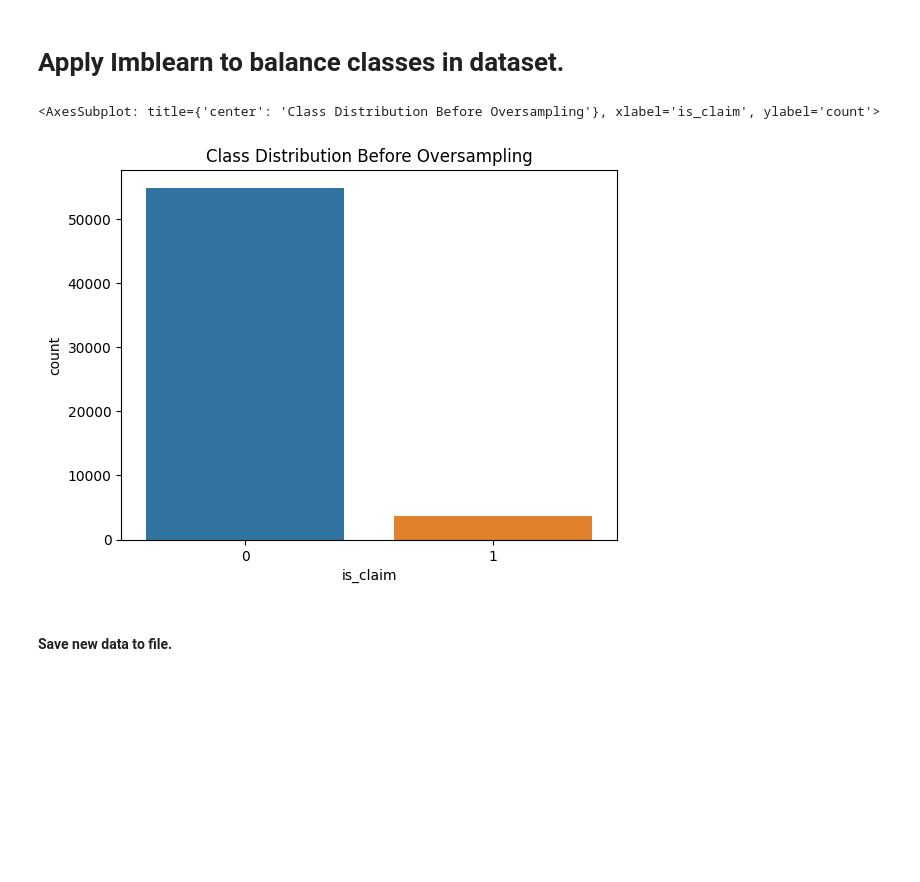
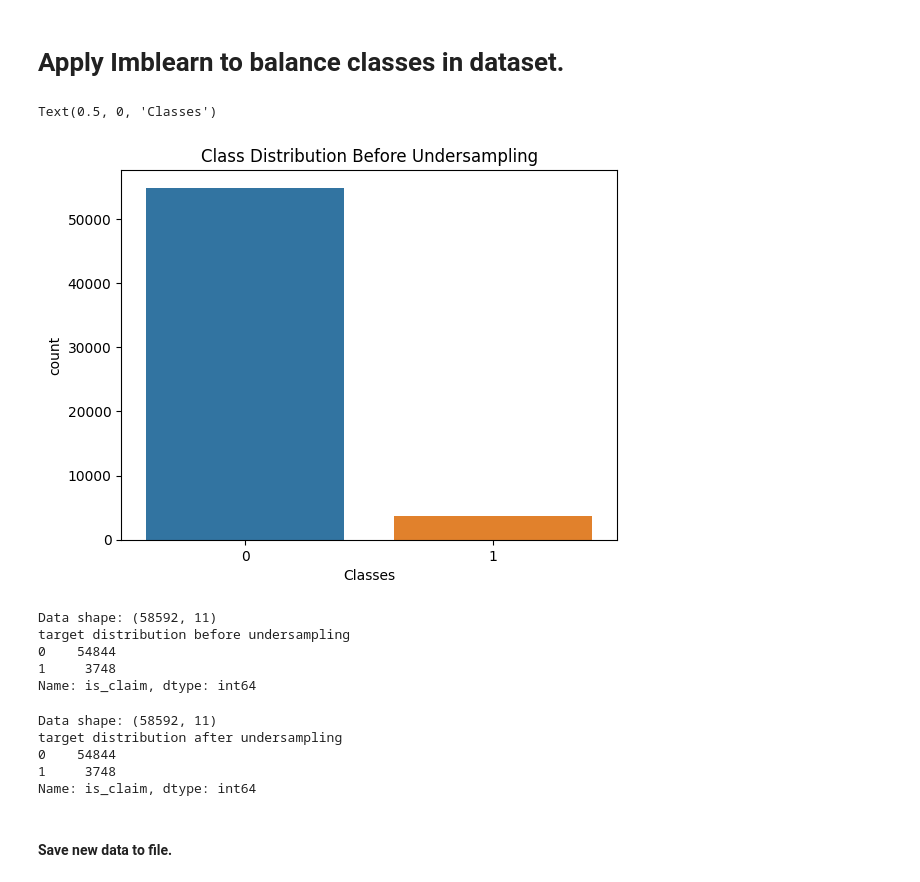
Before and after one commit to kibambe-0167/claim-car, a Jupyter notebook: preprocess.ipynb, the cells around one changed output. Cells and saved outputs as stored; diff of their text form; code cells hidden in the pictures; blank space fills up the shorter version.

Commit message:
added undersampling of majority classes

```diff
--- a/preprocess.ipynb
+++ b/preprocess.ipynb
@@ -202,14 +202,46 @@ df.head()
 # %%
 # visualise class distributions before over sampling.
 import seaborn as sns
 import matplotlib.pyplot as plt
 
-plt.title("Class Distribution Before Oversampling")
+plt.title("Class Distribution Before Undersampling")
 sns.countplot(data=df, x="is_claim")
 plt.xlabel("Classes")
 # %% [output]
-<AxesSubplot: title={'center': 'Class Distribution Before Oversampling'}, xlabel='is_claim', ylabel='count'>
+Text(0.5, 0, 'Classes')
-[figure, old version]
+[figure, new version]
+# %%
+# import tomeklink and create object with strategy of reducing from majority class.
+from imblearn.under_sampling import TomekLinks
+
+# tomekObj = TomekLinks(sampling_strategy='auto')
+tomekObj = TomekLinks()
+
+# get target and feature data in variables.
+target = df['is_claim']
+features = df[['engine_type','fuel_type','population_density','cylinder','transmission_type','gear_box','length','width','height','gross_weight','is_speed_alert']]
+#
+print( f"Data shape: {features.shape}" )
+print(f"target distribution before undersampling \n{target.value_counts()}" )
+# %% [output]
+Data shape: (58592, 11)
+target distribution before undersampling
+0    54844
+1     3748
+Name: is_claim, dtype: int64
+# %%
+#
+for i in range(10):
+    x_sample, y_sample = tomekObj.fit_resample(features, target)
+#
+print(f"Data shape: {x_sample.shape}" )
+print(f"target distribution after undersampling \n{y_sample.value_counts()}" )
+# %% [output]
+Data shape: (58592, 11)
+target distribution after undersampling
+0    54844
+1     3748
+Name: is_claim, dtype: int64
 # %% [markdown]
 #### Save new data to file.
 # %%
```
